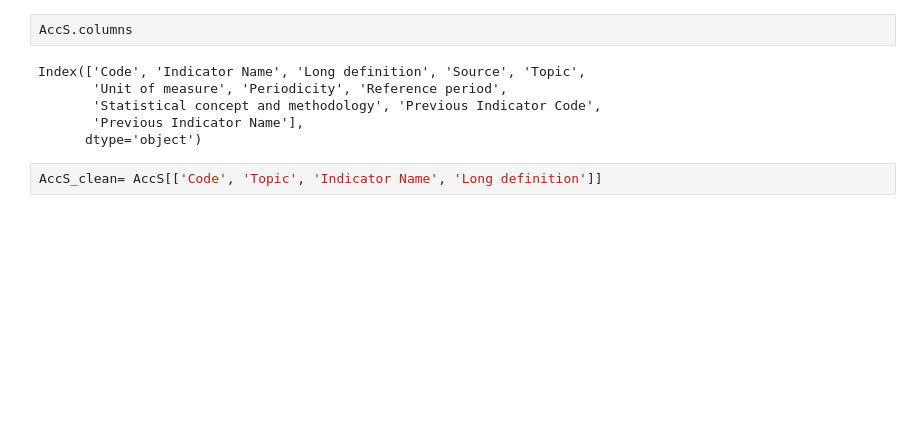
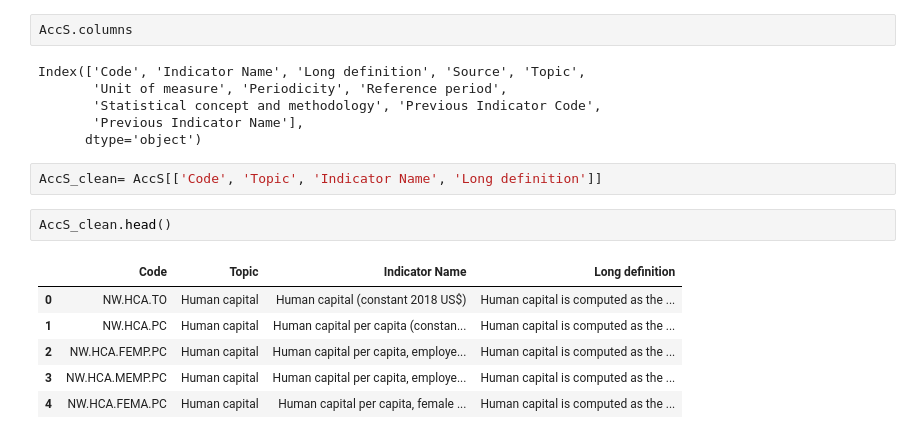
Before and after one commit to Amulah-98/ETL-project, a Jupyter notebook: pipeline/fuctions.ipynb, the cells around one changed output. Saved outputs shown, nothing was run; the diff lists cells and outputs as text; blank space fills up the shorter version.

```diff
--- a/pipeline/fuctions.ipynb
+++ b/pipeline/fuctions.ipynb
@@ -139,3 +131,12 @@ Index(['Code', 'Indicator Name', 'Long definition', 'Source', 'Topic',
       dtype='object')
 # %%
 AccS_clean= AccS[['Code', 'Topic', 'Indicator Name', 'Long definition']]
+# %%
+AccS_clean.head()
+# %% [output]
+|  | Code | Topic | Indicator Name | Long definition |
+| 0 | NW.HCA.TO | Human capital | Human capital (constant 2018 US$) | Human capital is computed as the ... |
+| 1 | NW.HCA.PC | Human capital | Human capital per capita (constan... | Human capital is computed as the ... |
+| 2 | NW.HCA.FEMP.PC | Human capital | Human capital per capita, employe... | Human capital is computed as the ... |
+| 3 | NW.HCA.MEMP.PC | Human capital | Human capital per capita, employe... | Human capital is computed as the ... |
+| 4 | NW.HCA.FEMA.PC | Human capital | Human capital per capita, female ... | Human capital is computed as the ... |
```
Also changed, not shown: parts of 22 cells of this notebook, 1 other file.
